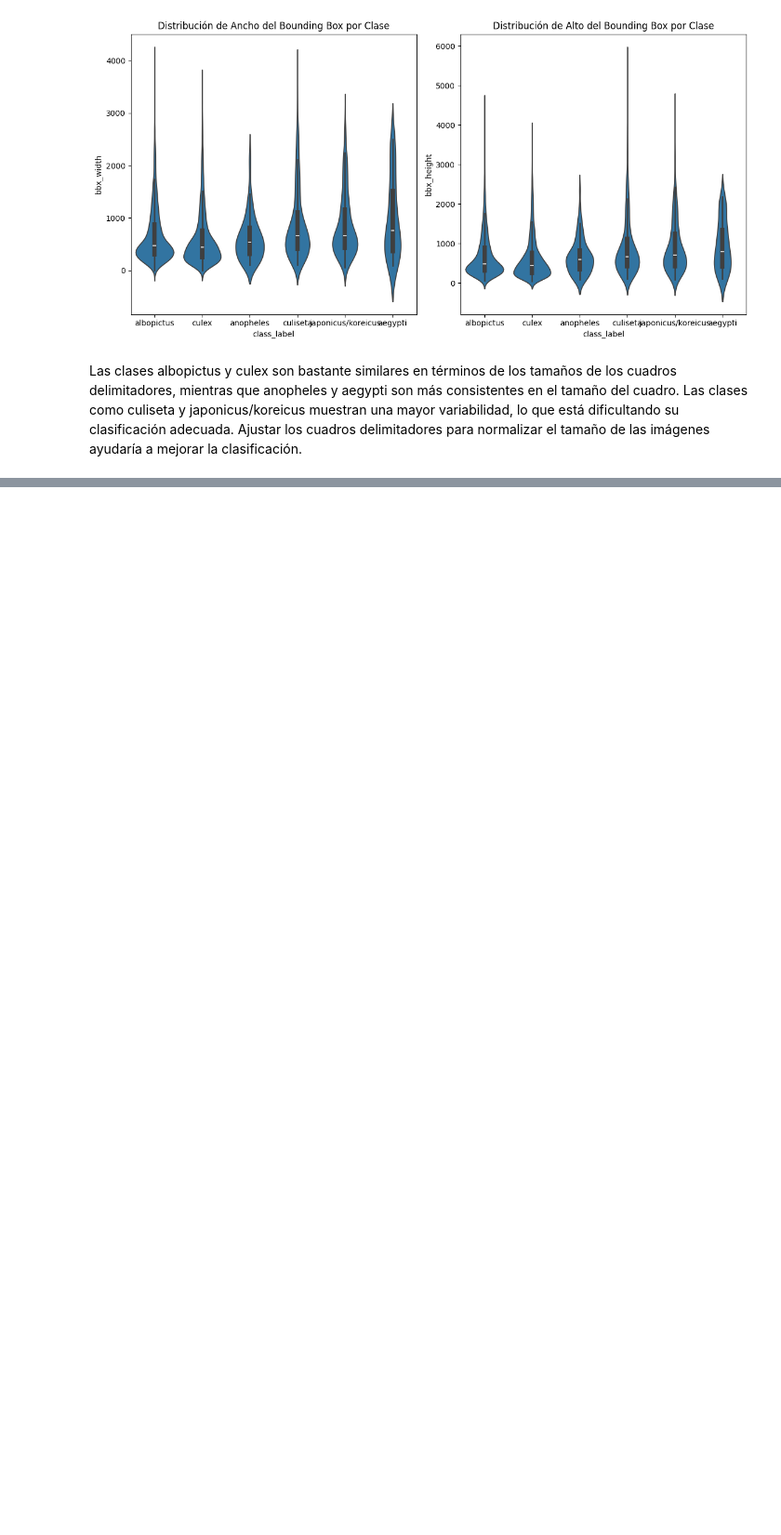
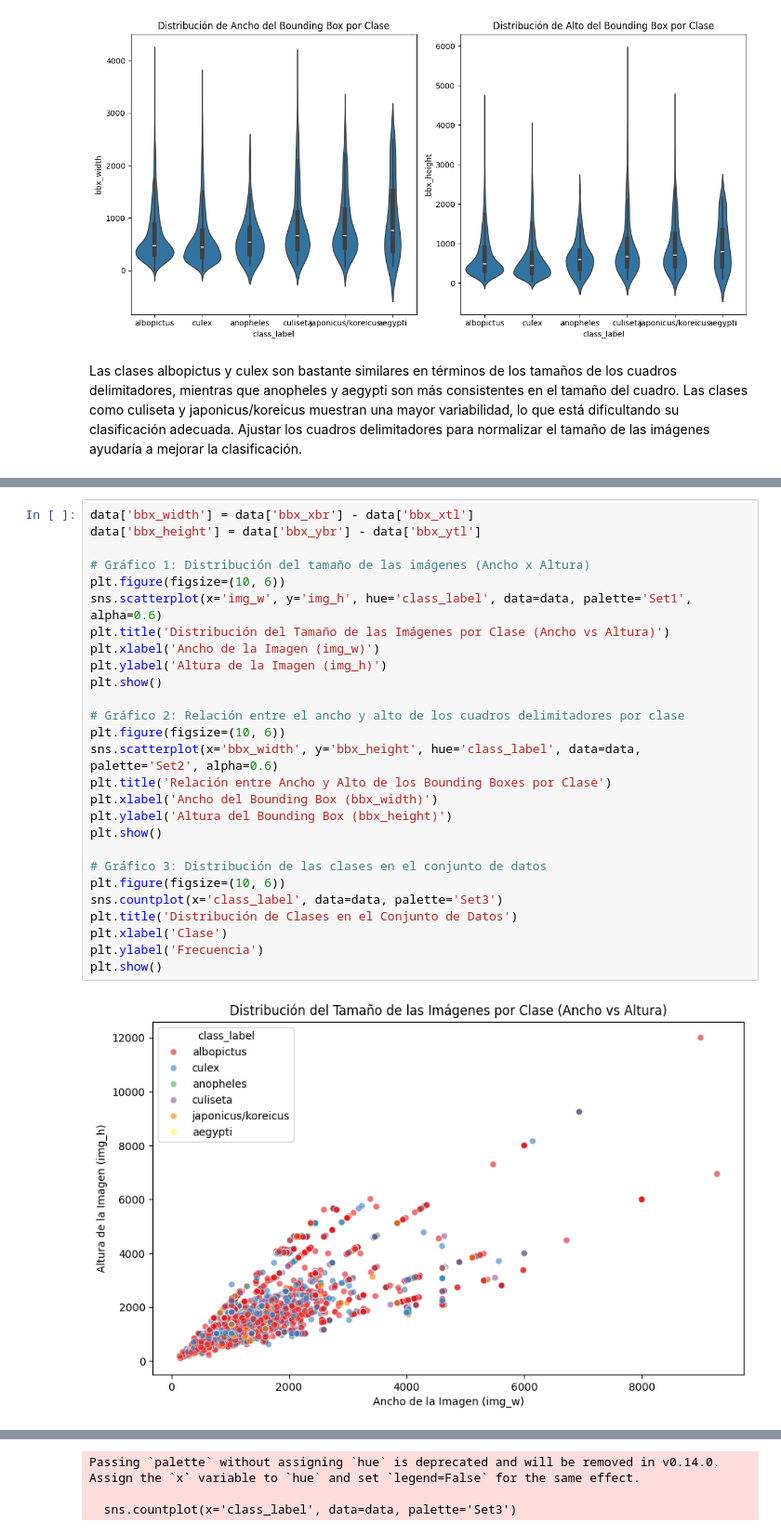
Before and after one commit to Gustixa/P2_DS, a Jupyter notebook: mosquitos.ipynb, the cells around one changed output, grey strips where cells are left out. Shown: that part at 93% size. Saved outputs shown, nothing was run; the diff lists cells and outputs as text; blank space fills up the shorter version.

```diff
--- a/mosquitos.ipynb
+++ b/mosquitos.ipynb
@@ -192,0 +195,29 @@ Las clases albopictus y culex son bastante similares en términos de los tamaño
+# %%
+data['bbx_width'] = data['bbx_xbr'] - data['bbx_xtl']
+data['bbx_height'] = data['bbx_ybr'] - data['bbx_ytl']
+
+# Gráfico 1: Distribución del tamaño de las imágenes (Ancho x Altura)
+plt.figure(figsize=(10, 6))
+sns.scatterplot(x='img_w', y='img_h', hue='class_label', data=data, palette='Set1', alpha=0.6)
+plt.title('Distribución del Tamaño de las Imágenes por Clase (Ancho vs Altura)')
+plt.xlabel('Ancho de la Imagen (img_w)')
+plt.ylabel('Altura de la Imagen (img_h)')
+plt.show()
+
+# Gráfico 2: Relación entre el ancho y alto de los cuadros delimitadores por clase
+plt.figure(figsize=(10, 6))
+sns.scatterplot(x='bbx_width', y='bbx_height', hue='class_label', data=data, palette='Set2', alpha=0.6)
+plt.title('Relación entre Ancho y Alto de los Bounding Boxes por Clase')
+plt.xlabel('Ancho del Bounding Box (bbx_width)')
+plt.ylabel('Altura del Bounding Box (bbx_height)')
+plt.show()
+
+# Gráfico 3: Distribución de las clases en el conjunto de datos
+plt.figure(figsize=(10, 6))
+sns.countplot(x='class_label', data=data, palette='Set3')
+plt.title('Distribución de Clases en el Conjunto de Datos')
+plt.xlabel('Clase')
+plt.ylabel('Frecuencia')
+plt.show()
+# %% [output]
+[figure, added]
@@ -192,0 +225,3 @@ Las clases albopictus y culex son bastante similares en términos de los tamaño
+Passing `palette` without assigning `hue` is deprecated and will be removed in v0.14.0. Assign the `x` variable to `hue` and set `legend=False` for the same effect.
+
+  sns.countplot(x='class_label', data=data, palette='Set3')
```
Also changed, not shown: parts of 2 cells of this notebook.
